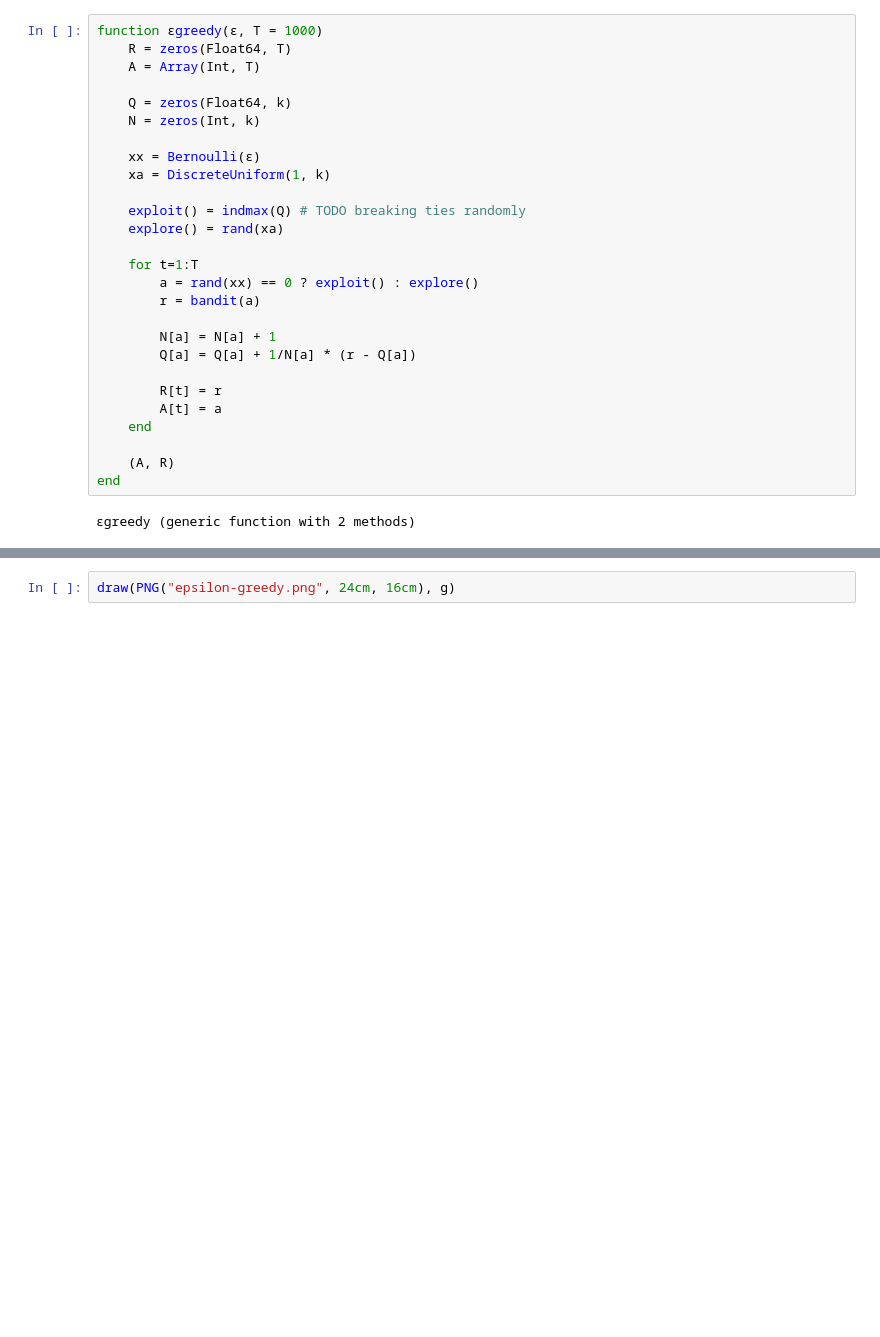
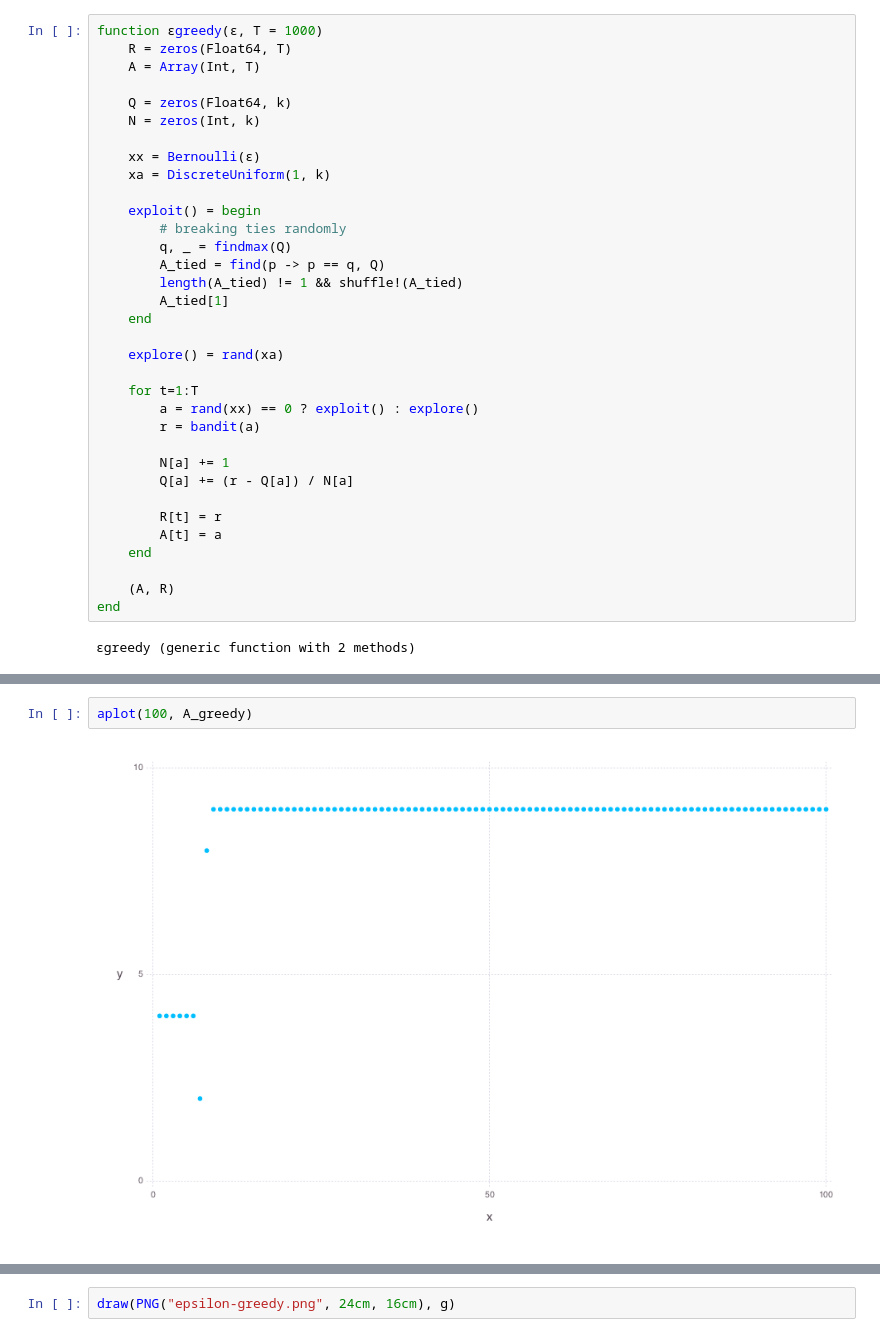
Before and after one commit to cirocavani/Singularity, a Jupyter notebook: RL/Multi-Armed Bandits.ipynb, the cells around one changed output, grey strips where cells are left out. Drawn from its saved outputs; the diff is of its cells as text; blank space fills up the shorter version.

```diff
--- a/RL/Multi-Armed Bandits.ipynb
+++ b/RL/Multi-Armed Bandits.ipynb
@@ -41,15 +41,22 @@ function ϵgreedy(ϵ, T = 1000)
     xx = Bernoulli(ϵ)
     xa = DiscreteUniform(1, k)
 
-    exploit() = indmax(Q) # TODO breaking ties randomly
+    exploit() = begin
+        # breaking ties randomly
+        q, _ = findmax(Q)
+        A_tied = find(p -> p == q, Q)
+        length(A_tied) != 1 && shuffle!(A_tied)
+        A_tied[1]
+    end
+
     explore() = rand(xa)
 
     for t=1:T
         a = rand(xx) == 0 ? exploit() : explore()
         r = bandit(a)
 
-        N[a] = N[a] + 1
-        Q[a] = Q[a] + 1/N[a] * (r - Q[a])
+        N[a] += 1
+        Q[a] += (r - Q[a]) / N[a]
 
         R[t] = r
         A[t] = a
@@ -81,3 +92,7 @@ hist(A_greedy, 0:k)[2]
+# %%
+aplot(100, A_greedy)
+# %% [output]
+[figure, added]
 # %%
 A_ϵgreedy, R_ϵgreedy = ϵgreedy(0.1)
 string("ϵ-Greedy [ϵ = 0.1]: action = ", A_ϵgreedy[end], ", total reward = ", sum(R_ϵgreedy))
```
Also changed, not shown: parts of 20 cells of this notebook.
